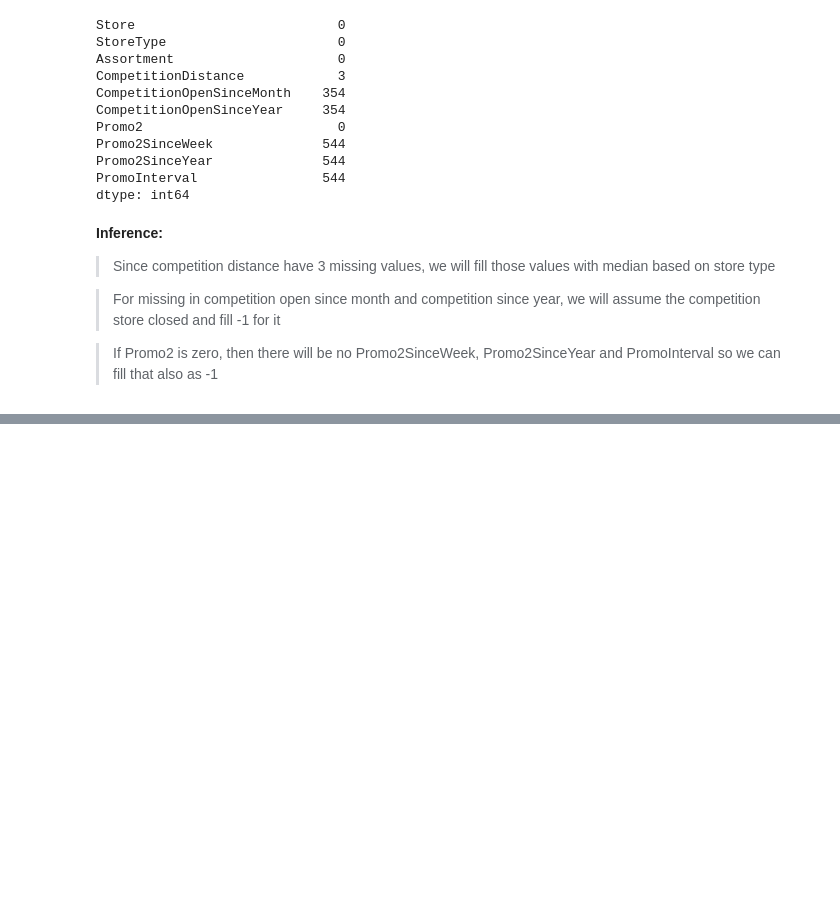
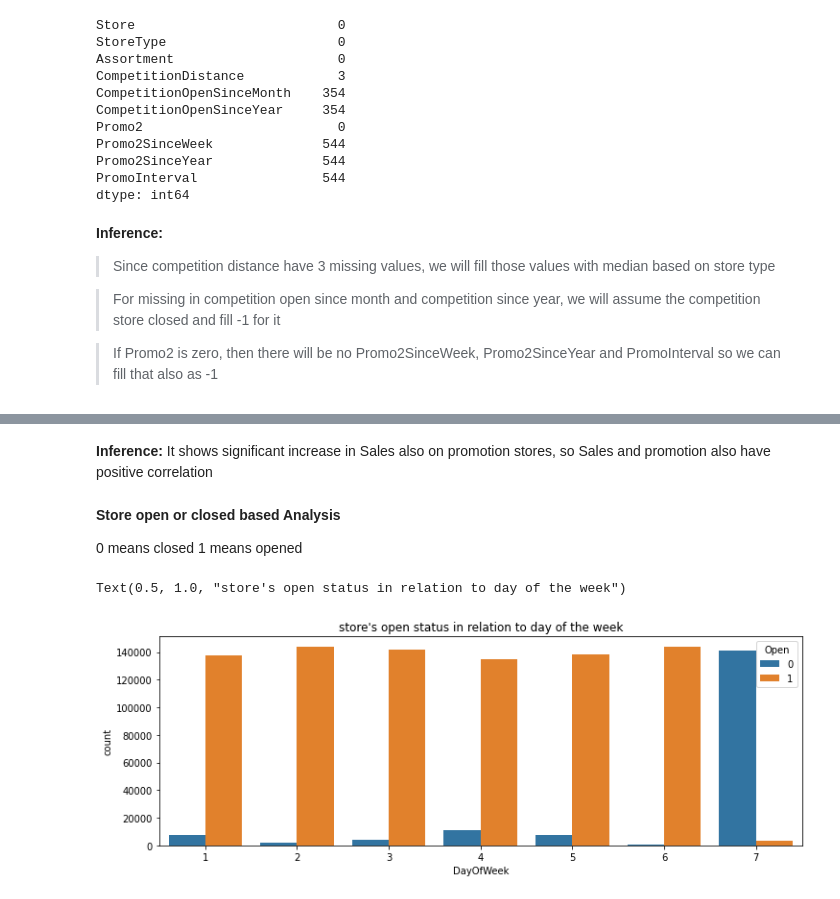
Before and after one commit to vak1997/Rossmann-Sales-Prediction, a Jupyter notebook: Rossmann_Sales_Prediction_Capstone_Project_2.ipynb, the cells around one changed output, grey strips where cells are left out. Drawn from its saved outputs; the diff is of its cells as text; code cells hidden in the pictures; blank space fills up the shorter version.

```diff
--- a/Rossmann_Sales_Prediction_Capstone_Project_2.ipynb
+++ b/Rossmann_Sales_Prediction_Capstone_Project_2.ipynb
@@ -167,0 +333,17 @@ def fill_null(type1,store):
+# %% [markdown]
+**Inference:**
+It shows significant increase in Sales also on promotion stores, so Sales and promotion also have positive correlation
+# %% [markdown]
+**Store open or closed based Analysis**
+
+0 means closed
+1 means opened
+# %%
+#let's explore store open in relation to day of week
+fig, (axis1) = plt.subplots(1,1,figsize=(12,4))
+# plot count plot for Days of week Vs Store open
+sns.countplot(x='DayOfWeek',hue='Open', data=ross_df, ax=axis1)
+plt.title("store's open status in relation to day of the week")
+# %% [output]
+Text(0.5, 1.0, "store's open status in relation to day of the week")
+[figure, added]
```
Also changed, not shown: parts of 33 cells of this notebook.
